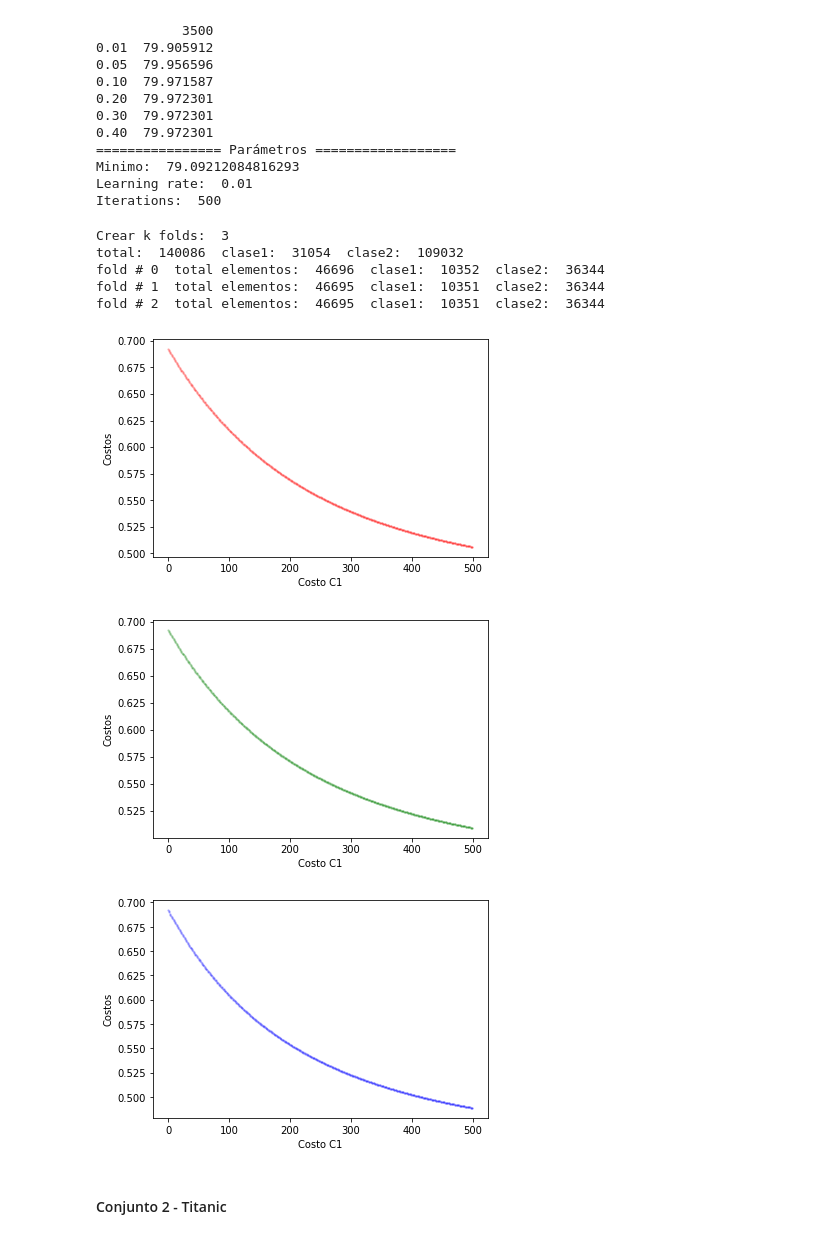
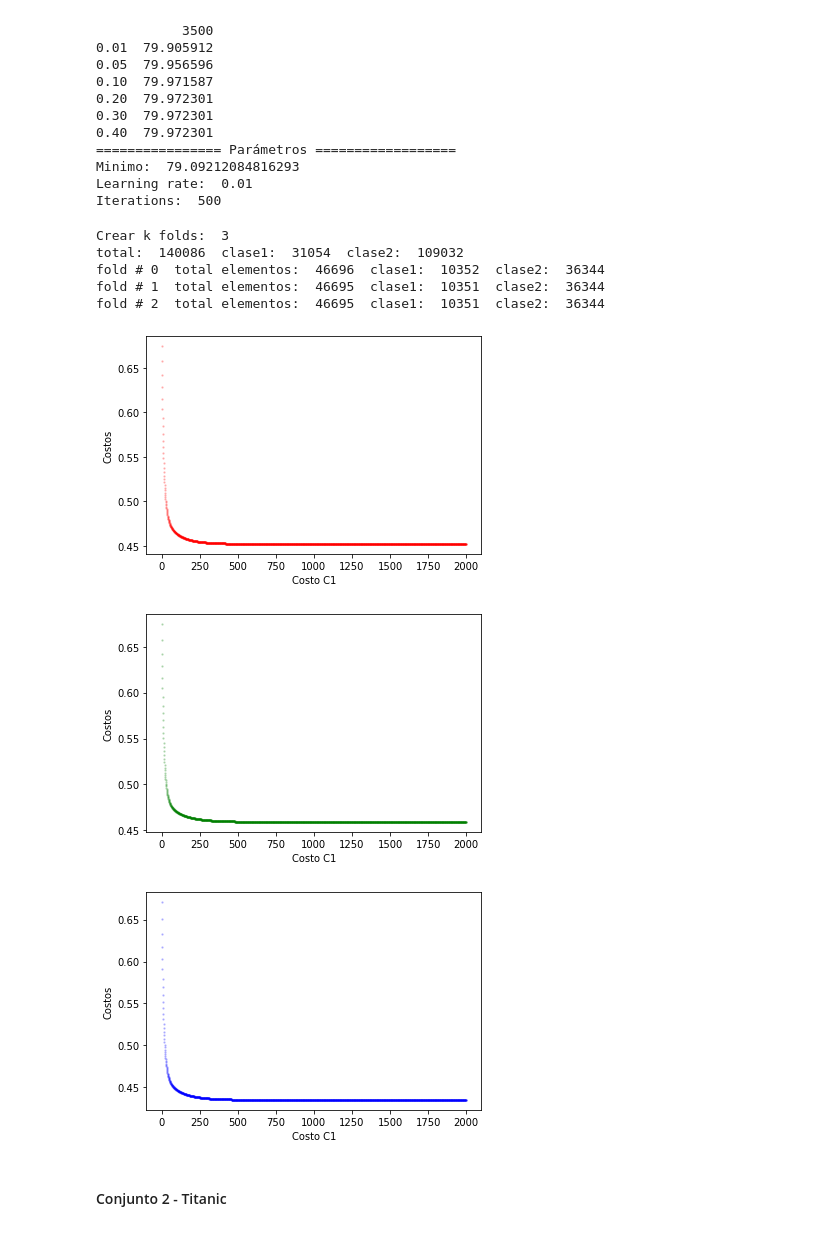
Before and after one commit to agublazer/topicosia, a Jupyter notebook: practica2/PracticaLaboratorio2.ipynb, the cells around one changed output. Saved outputs shown, nothing was run; the diff lists cells and outputs as text; code cells hidden in the pictures.

```diff
--- a/practica2/PracticaLaboratorio2.ipynb
+++ b/practica2/PracticaLaboratorio2.ipynb
@@ -6,19 +6,15 @@ import numpy as np
 import matplotlib.pyplot as plt
 
 
-def Leer_Datos(path, separator=',', only_cols=[], head=None, col='', mapdict={}):
+def Leer_Datos(path, separator=',', only_cols=[], head=None, mapdict={}):
     data = pd.read_csv(path, sep=separator)
 
     # Mantener solo las columnas a utilizar
     if only_cols:
         data = data[only_cols]
 
-    # data = data.sort_values(by=[col])
-
     # Reemplazar valores str 'yes'/ 'no'
-    # print(data)
     data = data.replace(mapdict)
-    # print(data)
 
     # Eliminar filas con nan
     data = data.dropna()
@@ -28,22 +24,25 @@ def Normalizar_Datos(array):
     tmp = np.array(array[:,-1])
     p = np.mean(array, axis=0)
     d = np.std(array, axis=0)
-    for i in range(0,array.shape[0]):
-        array[i] = np.true_divide((array[i]-p),d)
+    for i in range(0, array.shape[0]):
+        array[i] = np.true_divide((array[i] - p), d)
     array[:,-1] = tmp[:]
     return array
 
 def Sigmodial(X, theta):
-    hipotesis = X.dot(theta.T)
-    z = 1/(1+np.exp(-hipotesis))
+    # Calculamos Y
+    h = X.dot(theta.T)
+
+    # 1 / (1 + e^(-y))
+    z = 1 /(1 + np.exp(- h))
     return z
 
 def Calcular_costo(X,Y,theta):
     tam = len(X)
-    hipotesis = (Sigmodial(X,theta))
-    a = np.log(hipotesis) * Y
-    b = np.log(1-hipotesis)*(1-Y)
-    costo = np.sum(a+b)*(-1/tam)
+    h = (Sigmodial(X,theta))
+    a = np.log(h) * Y
+    b = np.log(1 - h)*(1-Y)
+    costo = np.sum(a+b) * (-1 / tam)
     return costo
 
 def Gradiente(X,Y,theta):
@@ -57,9 +56,9 @@ def Gradiente_descendiente(X,Y,theta,iteraciones,tasa):
     costos = [0]*iteraciones
     for i in range(iteraciones):
         derivada = Gradiente(X,Y,theta)
-        theta = theta -(tasa * derivada).T
+        theta = theta - (tasa * derivada).T
         costos[i] = Calcular_costo(X,Y,theta)
-    return theta,costos
+    return theta, costos
 
 def Accuracy(X,Y,theta):
     y_p = np.rint(Sigmodial(X,theta))
@@ -89,7 +88,7 @@ def Crear_k_folds(data, k):
     print('total: ', total, ' clase1: ', len(class1), ' clase2: ', len(class2))
     folds_class1 = np.array_split(class1, k)
     folds_class2 = np.array_split(class2, k)
-    results = [0]*3
+    results = [0]*k
     for i in range(k):
         results[i] = np.concatenate((folds_class1[i], folds_class2[i]))
         ret = count_classes(results[i])
@@ -227,40 +225,39 @@ Iterations:  500
 data = Leer_Datos(
     'https://raw.githubusercontent.com/agublazer/topicosia/master/practica2/data/weatherAUS.csv',
     ',',
     ['MinTemp', 'MaxTemp', 'RainToday', 'RainTomorrow'],
     0,
-    'RainTomorrow',
     {'RainToday': {'Yes': 1, 'No': 0}, 'RainTomorrow': {'Yes': 1, 'No': 0}}
 )
 
 data = Normalizar_Datos(data)
 folds = Crear_k_folds(data, 3)
 colors = ["red","green","blue"]
 k = 3
 for i in range(k):
     train_set_1, test_set_1 = Crear_Conjuntos(folds, i)
     train_1_x, train_1_y  = train_set_1[:, 0:-1], train_set_1[:, -1:]
 
     train_1_x = np.insert(train_1_x, 0, 1, axis=1)
-    test_1_x = np.insert(test_1_x, 0, 1, axis=1)
 
     thetas_1 = np.zeros(train_1_x.shape[1])[np.newaxis]
 
-    _, costos_1 = Gradiente_descendiente(train_1_x, train_1_y, thetas_1, 500, 0.01)
-    plt.scatter(np.arange(500), costos_1, alpha=0.2, c=colors[i], s=2)
+    # _, costos_1 = Gradiente_descendiente(train_1_x, train_1_y, thetas_1, 500, 0.01)
+    _, costos_1 = Gradiente_descendiente(train_1_x, train_1_y, thetas_1, 2000, 0.2)
+    plt.scatter(np.arange(2000), costos_1, alpha=0.2, c=colors[i], s=2)
     plt.xlabel('iteraciones')
     plt.ylabel('Costos')
     plt.xlabel('Costo C1')
     plt.show()
 # %% [output]
 Crear k folds:  3
 total:  140086  clase1:  31054  clase2:  109032
 fold # 0  total elementos:  46696  clase1:  10352  clase2:  36344
 fold # 1  total elementos:  46695  clase1:  10351  clase2:  36344
 fold # 2  total elementos:  46695  clase1:  10351  clase2:  36344
-[figure, old version]
+[figure, new version]
-[figure, old version]
+[figure, new version]
-[figure, old version]
+[figure, new version]
 # %% [markdown]
 #### Conjunto 2 - Titanic
 # %%
```
Also changed, not shown: parts of 3 cells of this notebook.
